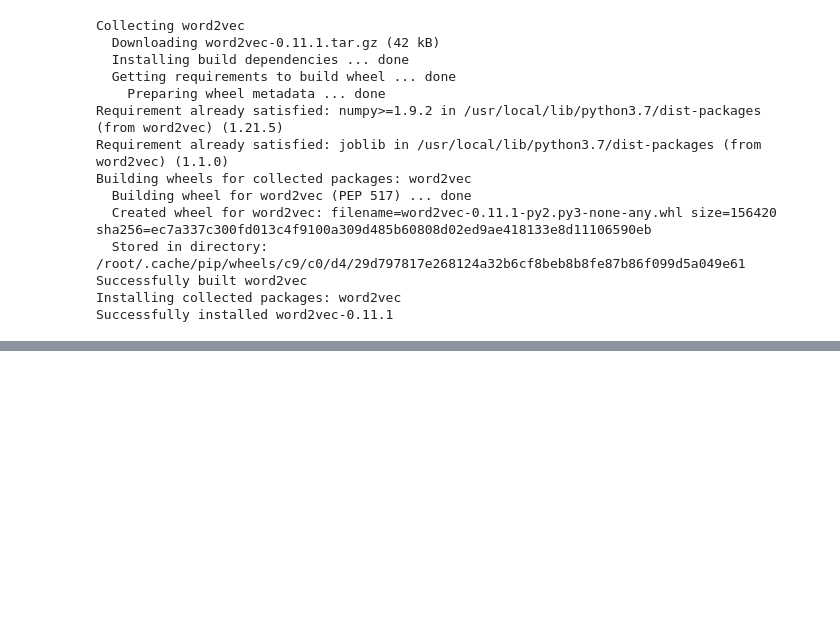
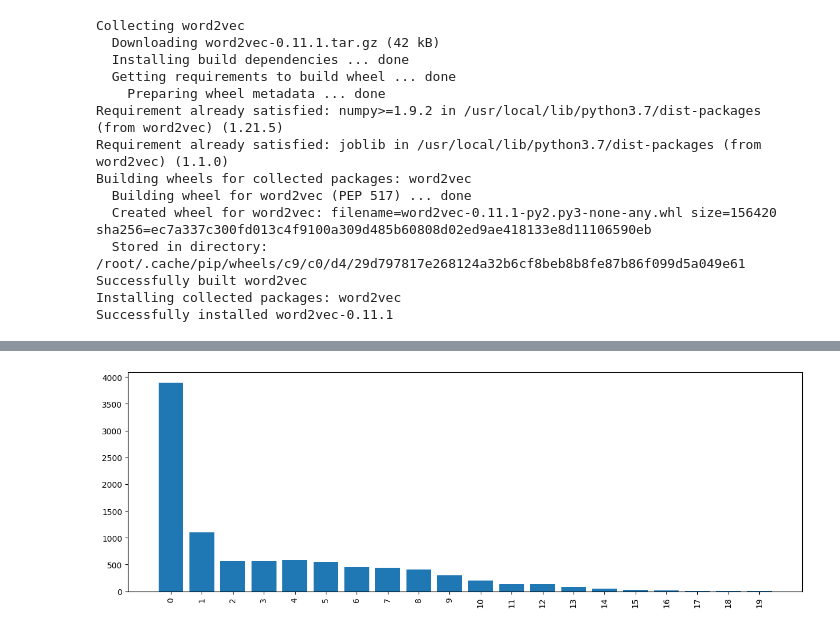
Before and after one commit to mscholl96/mad-recime, a Jupyter notebook: network/CVAE/dataPreparation.ipynb, the cells around one changed output, grey strips where cells are left out. Cells and saved outputs as stored; diff of their text form; code cells hidden in the pictures; blank space fills up the shorter version.

```diff
--- a/network/CVAE/dataPreparation.ipynb
+++ b/network/CVAE/dataPreparation.ipynb
@@ -117,3 +140,14 @@ preproc = ReciMePreprocessor('/content/drive/MyDrive/TP2/Datasets/Recipe1M/vocab
 
 
 out = preproc.preProcessInput(ingredients)
+# %%
+import pickle
+import pandas as pd
+
+path = '/content/drive/MyDrive/TP2/Datasets/Recipe1M/2022_03_30/ingredients_complete.pkl'
+
+with open(path, 'rb') as f:
+    data = pickle.load(f)
+# %%
+for index, word in enumerate(data[0]['ingredient'].to_list()):
+    print(index, word)
@@ -119,0 +164,9 @@ out = preproc.preProcessInput(ingredients)
+# %%
+list_of_dicts = []
+
+for ind in range(0,20):
+    list_of_dicts.append(dict())
+
+for element in data:
+    for index, word in enumerate(element['ingredient'].to_list()):
+        list_of_dicts[index][word] = list_of_dicts[index].setdefault(word, 0) + 1
@@ -119,0 +181,4 @@ out = preproc.preProcessInput(ingredients)
+# %%
+word_list = []
+for di in list_of_dicts:
+    word_list.append(di['chicken'])
@@ -119,0 +208,10 @@ out = preproc.preProcessInput(ingredients)
+# %%
+import matplotlib.pyplot as plt
+
+plt.figure(figsize=(15,5), dpi=100, facecolor='w')
+ax = plt.bar([str(x) for x in range(0,20)], word_list, align='center')
+highlight = 'chicken'
+plt.xticks(rotation='vertical')
+plt.show()
+# %% [output]
+[figure, added]
```
Also changed, not shown: parts of 23 cells of this notebook.
